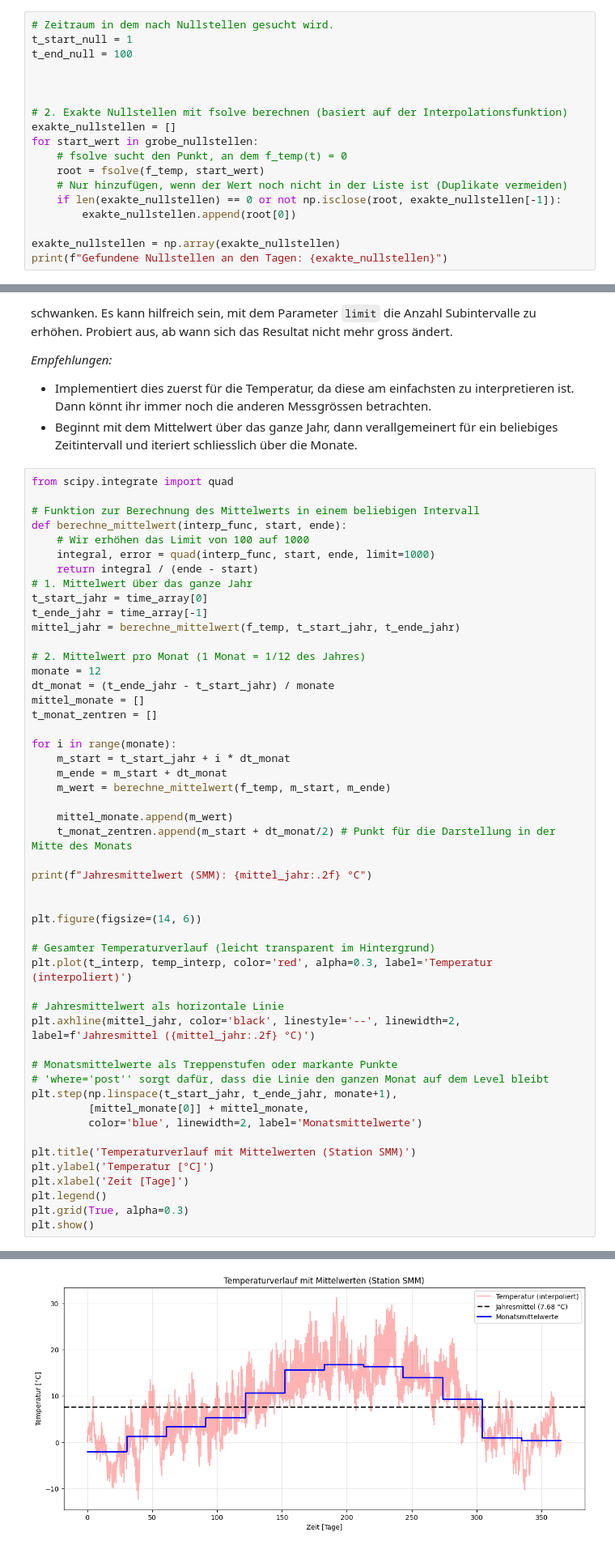
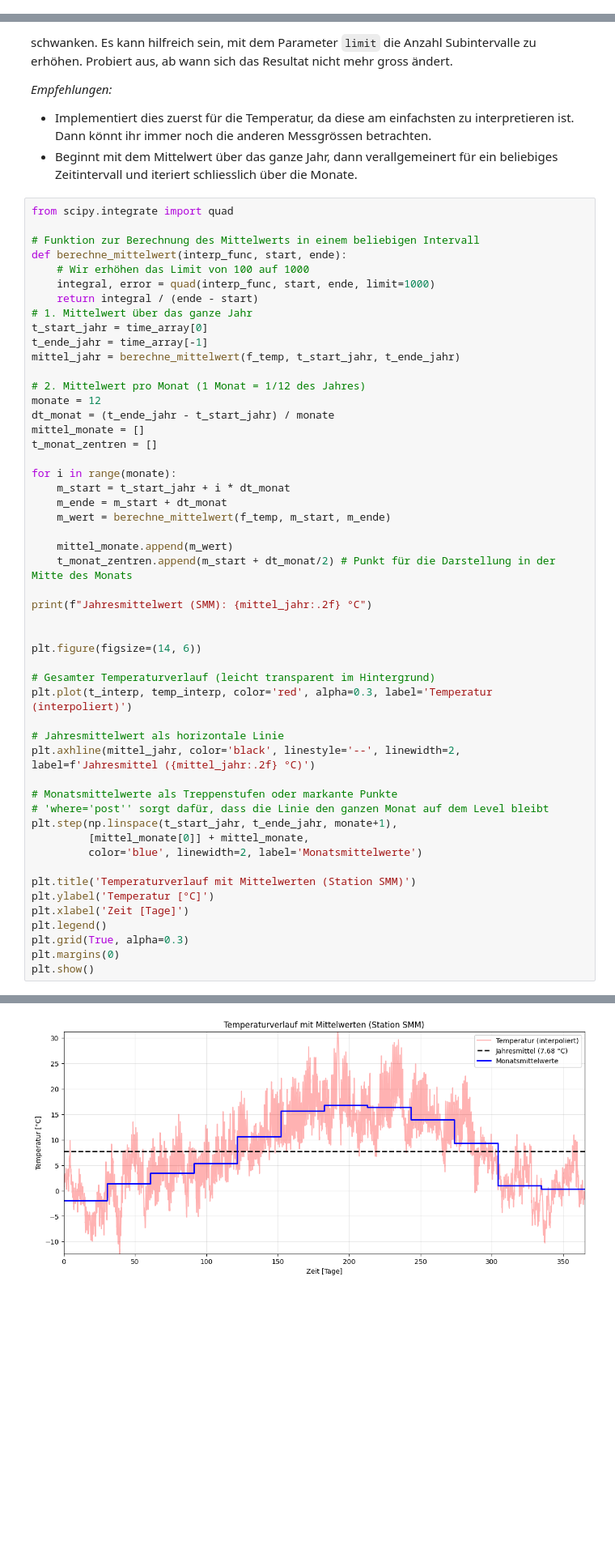
Before and after one commit to Menk1804/NDGS_Projekt_Nico_Menk, a Jupyter notebook: Projekt/Projekt_Vorlage+Aufgaben.ipynb, the cells around one changed output, grey strips where cells are left out. Shown at 81% size. Cells and saved outputs as stored; diff of their text form; blank space fills up the shorter version.

```diff
--- a/Projekt/Projekt_Vorlage+Aufgaben.ipynb
+++ b/Projekt/Projekt_Vorlage+Aufgaben.ipynb
@@ -171,18 +146,0 @@ plt.show()
-# %%
-# Zeitraum in dem nach Nullstellen gesucht wird.
-t_start_null = 1
-t_end_null = 100
-
-
-
-# 2. Exakte Nullstellen mit fsolve berechnen (basiert auf der Interpolationsfunktion)
-exakte_nullstellen = []
-for start_wert in grobe_nullstellen:
-    # fsolve sucht den Punkt, an dem f_temp(t) = 0
-    root = fsolve(f_temp, start_wert)
-    # Nur hinzufügen, wenn der Wert noch nicht in der Liste ist (Duplikate vermeiden)
-    if len(exakte_nullstellen) == 0 or not np.isclose(root, exakte_nullstellen[-1]):
-        exakte_nullstellen.append(root[0])
-
-exakte_nullstellen = np.array(exakte_nullstellen)
-print(f"Gefundene Nullstellen an den Tagen: {exakte_nullstellen}")
@@ -386,34 +376,35 @@ print(f"Jahresmittelwert (SMM): {mittel_jahr:.2f} °C")
 
 plt.figure(figsize=(14, 6))
 
 # Gesamter Temperaturverlauf (leicht transparent im Hintergrund)
 plt.plot(t_interp, temp_interp, color='red', alpha=0.3, label='Temperatur (interpoliert)')
 
 # Jahresmittelwert als horizontale Linie
 plt.axhline(mittel_jahr, color='black', linestyle='--', linewidth=2, label=f'Jahresmittel ({mittel_jahr:.2f} °C)')
 
 # Monatsmittelwerte als Treppenstufen oder markante Punkte
 # 'where='post'' sorgt dafür, dass die Linie den ganzen Monat auf dem Level bleibt
 plt.step(np.linspace(t_start_jahr, t_ende_jahr, monate+1),
          [mittel_monate[0]] + mittel_monate,
          color='blue', linewidth=2, label='Monatsmittelwerte')
 
 plt.title('Temperaturverlauf mit Mittelwerten (Station SMM)')
 plt.ylabel('Temperatur [°C]')
 plt.xlabel('Zeit [Tage]')
 plt.legend()
 plt.grid(True, alpha=0.3)
+plt.margins(0)
 plt.show()
 # %% [output]
   the integrand in order to determine the difficulties.  If the position of a
   local difficulty can be determined (singularity, discontinuity) one will
   probably gain from splitting up the interval and calling the integrator
   on the subranges.  Perhaps a special-purpose integrator should be used.
   integral, error = quad(interp_func, start, ende, limit=1000)
   underestimated.
   integral, error = quad(interp_func, start, ende, limit=1000)
 Jahresmittelwert (SMM): 7.68 °C
-[figure, old version]
+[figure, new version]
 # %% [markdown]
 ### 7. Glättung (Gleitendes Mittel) bestimmen
 # %% [markdown]
```
Also changed, not shown: parts of 9 cells of this notebook.
